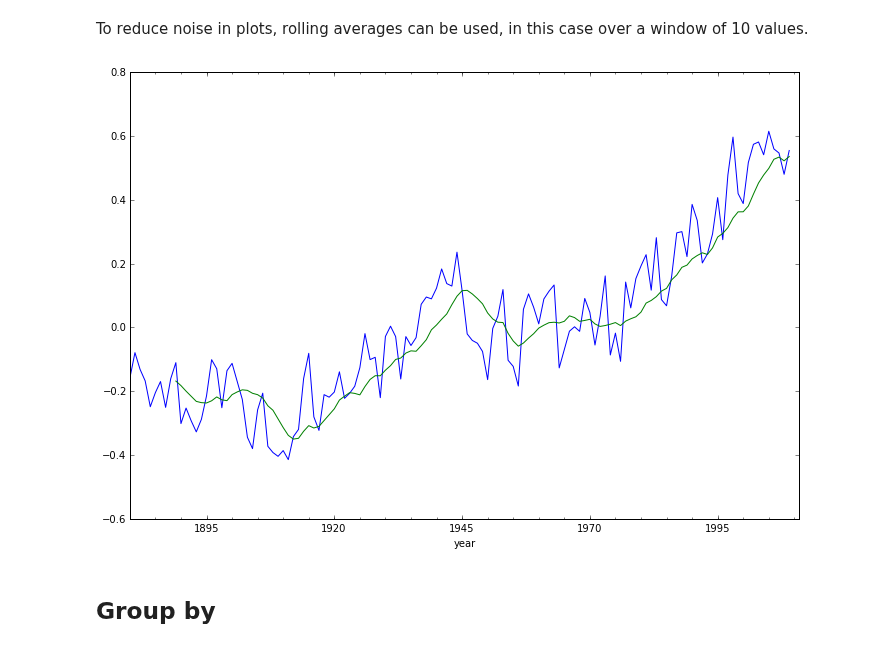
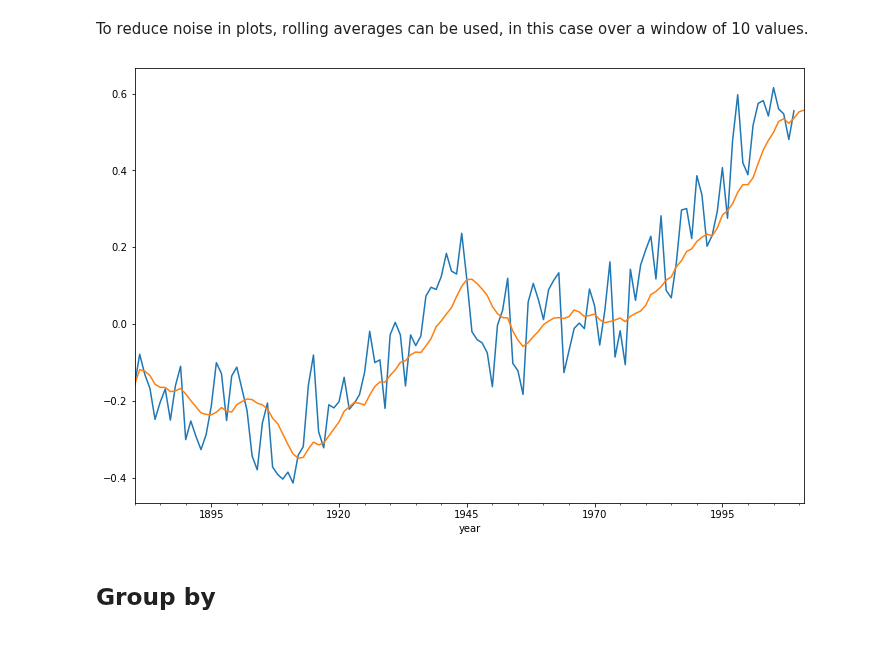
Before and after one commit to gjbex/Python-for-data-science, a Jupyter notebook: source-code/pandas/pandas_intro.ipynb, the cells around one changed output. Drawn from its saved outputs; the diff is of its cells as text; code cells hidden in the pictures.

```diff
--- a/source-code/pandas/pandas_intro.ipynb
+++ b/source-code/pandas/pandas_intro.ipynb
@@ -941,9 +794,9 @@ mean_sea_level.describe()
 To reduce noise in plots, rolling averages can be used, in this case over a window of 10 values.
 # %%
 full_globe_temp.plot()
-pd.rolling_mean(full_globe_temp, 10).plot(figsize=LARGE_FIGSIZE);
+full_globe_temp.rolling(10, min_periods=1).mean().plot(figsize=LARGE_FIGSIZE);
 # %% [output]
-[figure, old version]
+[figure, new version]
 # %% [markdown]
 ## Group by
 # %% [markdown]
```
Also changed, not shown: parts of 54 cells of this notebook.
